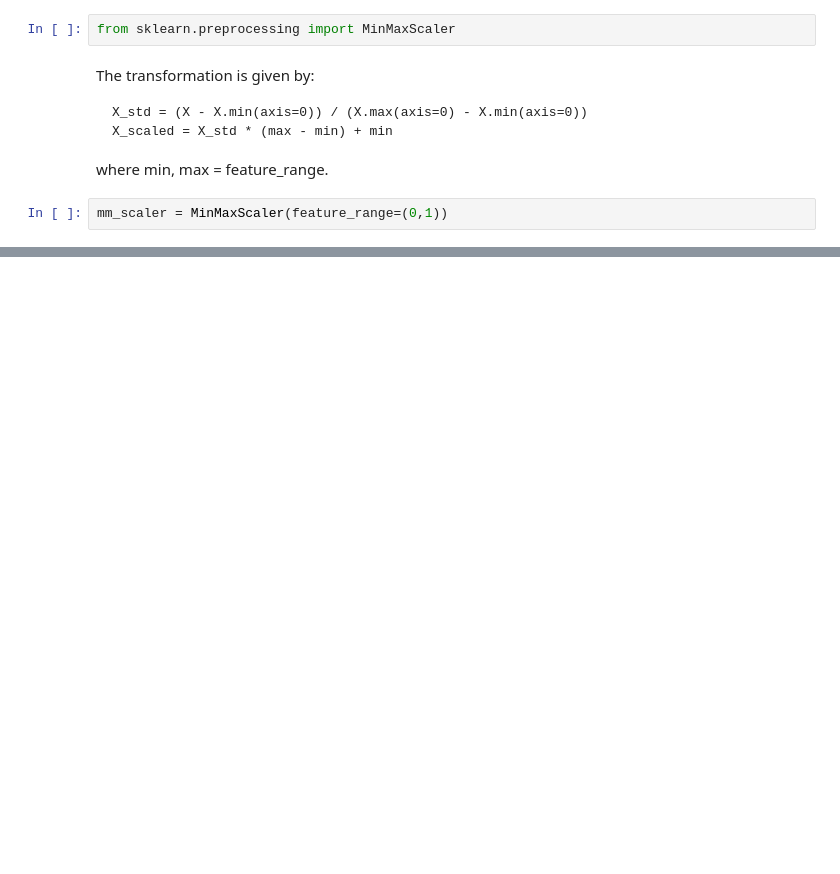
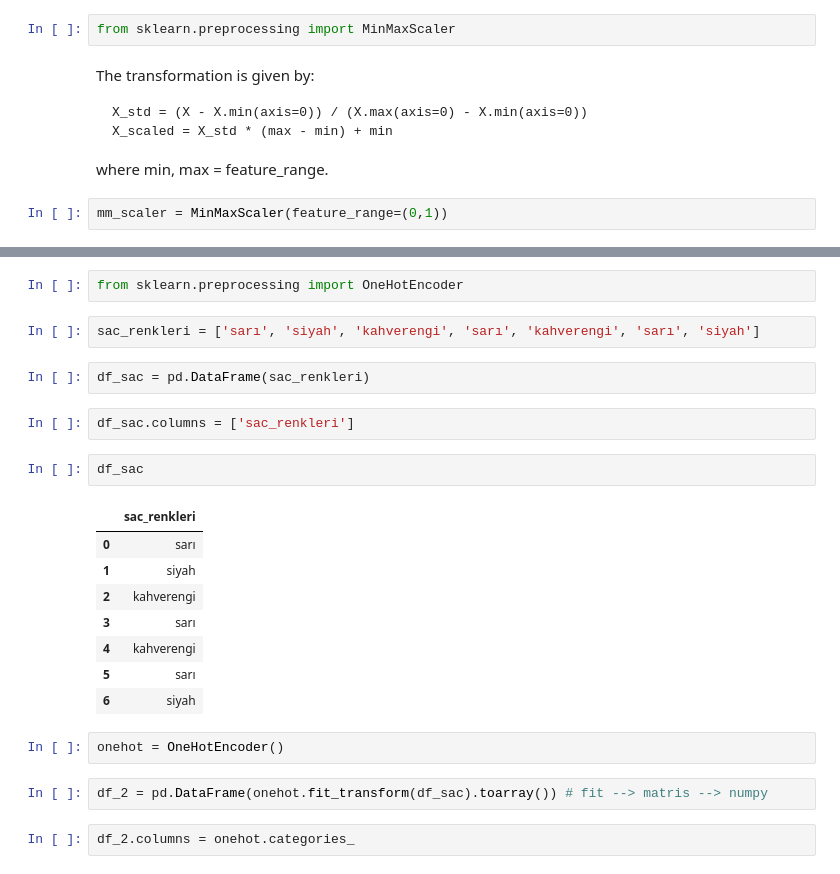
Before and after one commit to akalinirem/data_mining, a Jupyter notebook: pages/scikit-learn_library.ipynb, the cells around one changed output, grey strips where cells are left out. Drawn from its saved outputs; the diff is of its cells as text; blank space fills up the shorter version.

```diff
--- a/pages/scikit-learn_library.ipynb
+++ b/pages/scikit-learn_library.ipynb
@@ -143,0 +303,25 @@ array([[0.22222222, 0.625     , 0.06779661, 0.04166667],
+# %%
+from sklearn.preprocessing import OneHotEncoder
+# %%
+sac_renkleri = ['sarı', 'siyah', 'kahverengi', 'sarı', 'kahverengi', 'sarı', 'siyah']
+# %%
+df_sac = pd.DataFrame(sac_renkleri)
+# %%
+df_sac.columns = ['sac_renkleri']
+# %%
+df_sac
+# %% [output]
+|  | sac_renkleri |
+| 0 | sarı |
+| 1 | siyah |
+| 2 | kahverengi |
+| 3 | sarı |
+| 4 | kahverengi |
+| 5 | sarı |
+| 6 | siyah |
+# %%
+onehot = OneHotEncoder()
+# %%
+df_2 = pd.DataFrame(onehot.fit_transform(df_sac).toarray()) # fit --> matris --> numpy
+# %%
+df_2.columns = onehot.categories_
```
Also changed, not shown: parts of 33 cells of this notebook.
